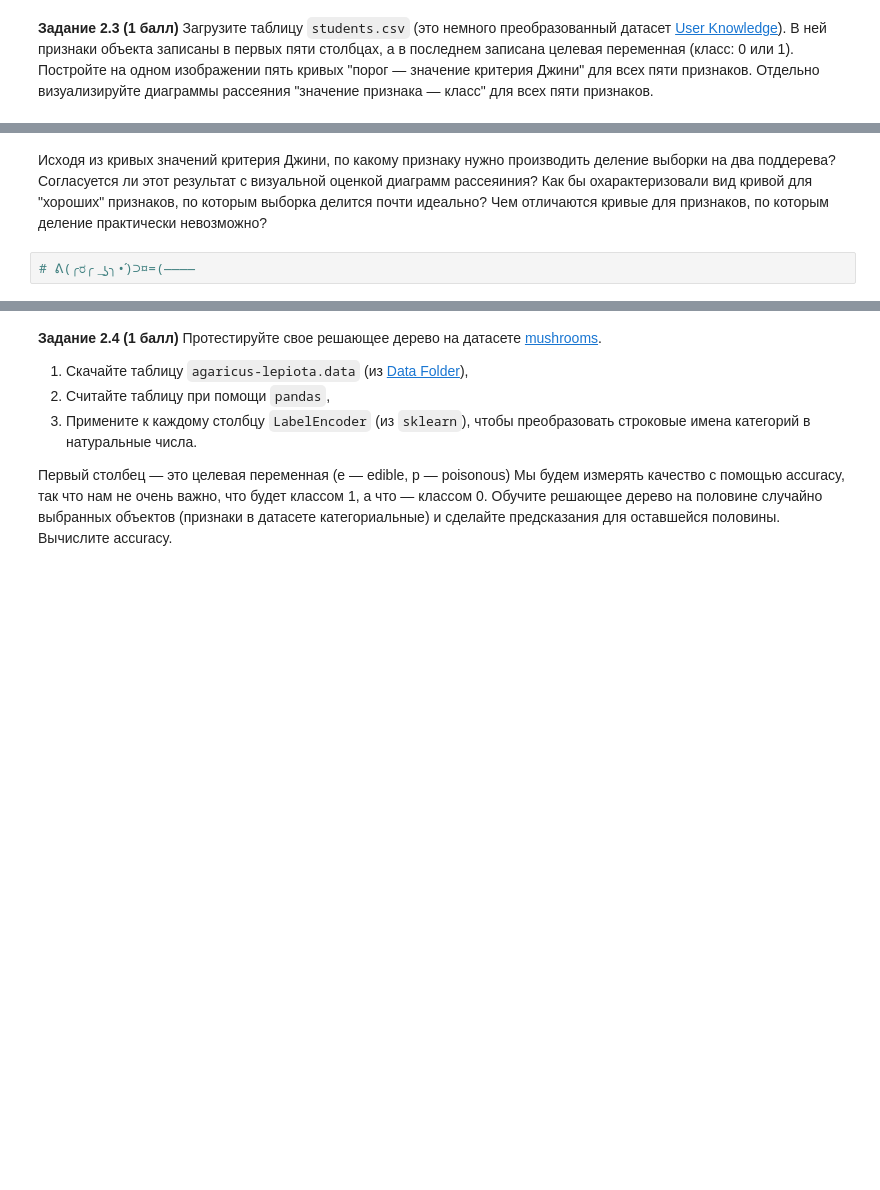
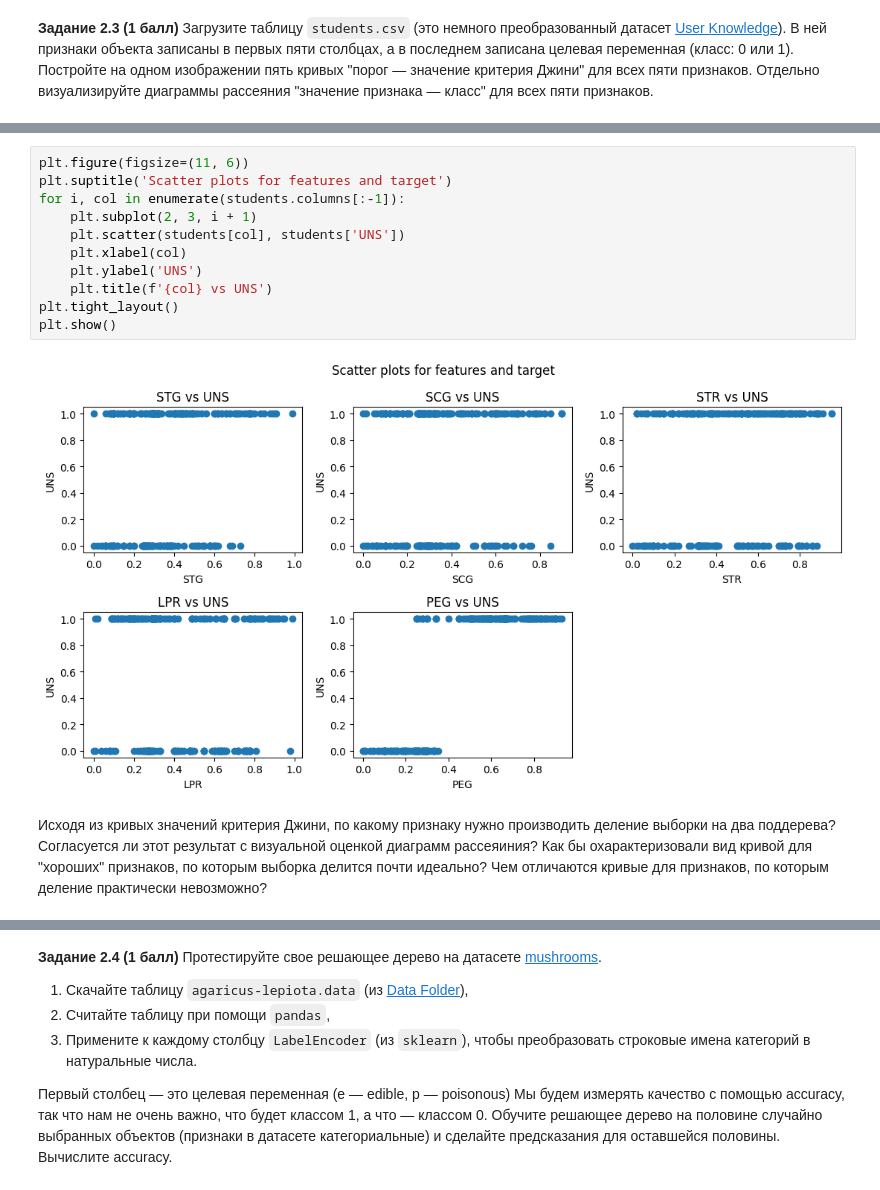
Before and after one commit to mishcum/iad_hse, a Jupyter notebook: homeworks/hw07/hw07_trees_rf.ipynb, the cells around one changed output, grey strips where cells are left out. Cells and saved outputs as stored; diff of their text form; blank space fills up the shorter version.

```diff
--- a/homeworks/hw07/hw07_trees_rf.ipynb
+++ b/homeworks/hw07/hw07_trees_rf.ipynb
@@ -362,4 +375,15 @@ class DecisionTree:
+# %%
+plt.figure(figsize=(11, 6))
+plt.suptitle('Scatter plots for features and target')
+for i, col in enumerate(students.columns[:-1]):
+    plt.subplot(2, 3, i + 1)
+    plt.scatter(students[col], students['UNS'])
+    plt.xlabel(col)
+    plt.ylabel('UNS')
+    plt.title(f'{col} vs UNS')
+plt.tight_layout()
+plt.show()
+# %% [output]
+[figure, added]
 # %% [markdown]
 Исходя из кривых значений критерия Джини, по какому признаку нужно производить деление выборки на два поддерева? Согласуется ли этот результат с визуальной оценкой диаграмм рассеяиния? Как бы охарактеризовали вид кривой для "хороших" признаков, по которым выборка делится почти идеально? Чем отличаются кривые для признаков, по которым деление практически невозможно?
-# %%
-# ᕕ(╭ರ╭ ͟ʖ╮•́)⊃¤=(————
```
Also changed, not shown: parts of 4 cells of this notebook.
